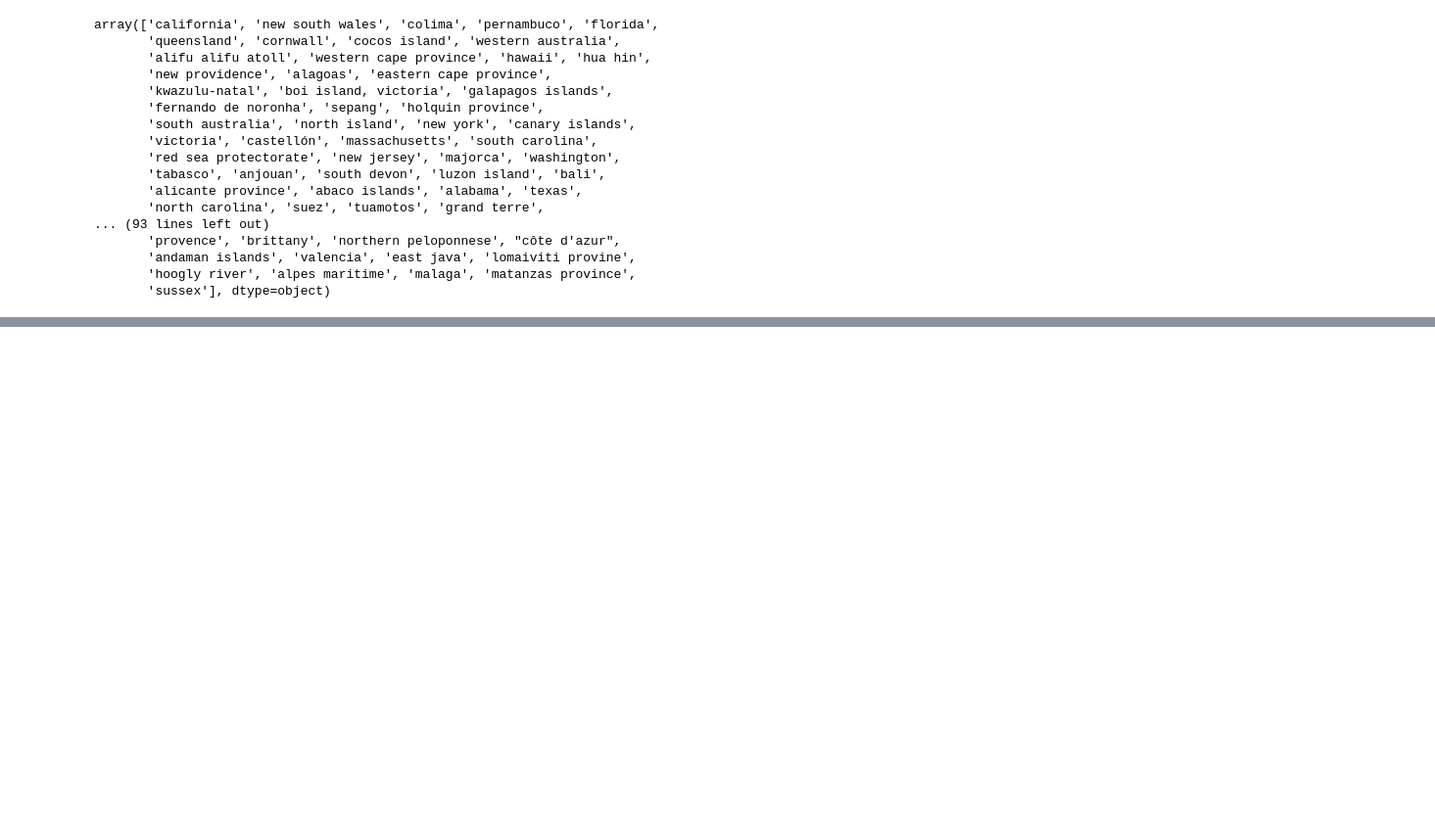
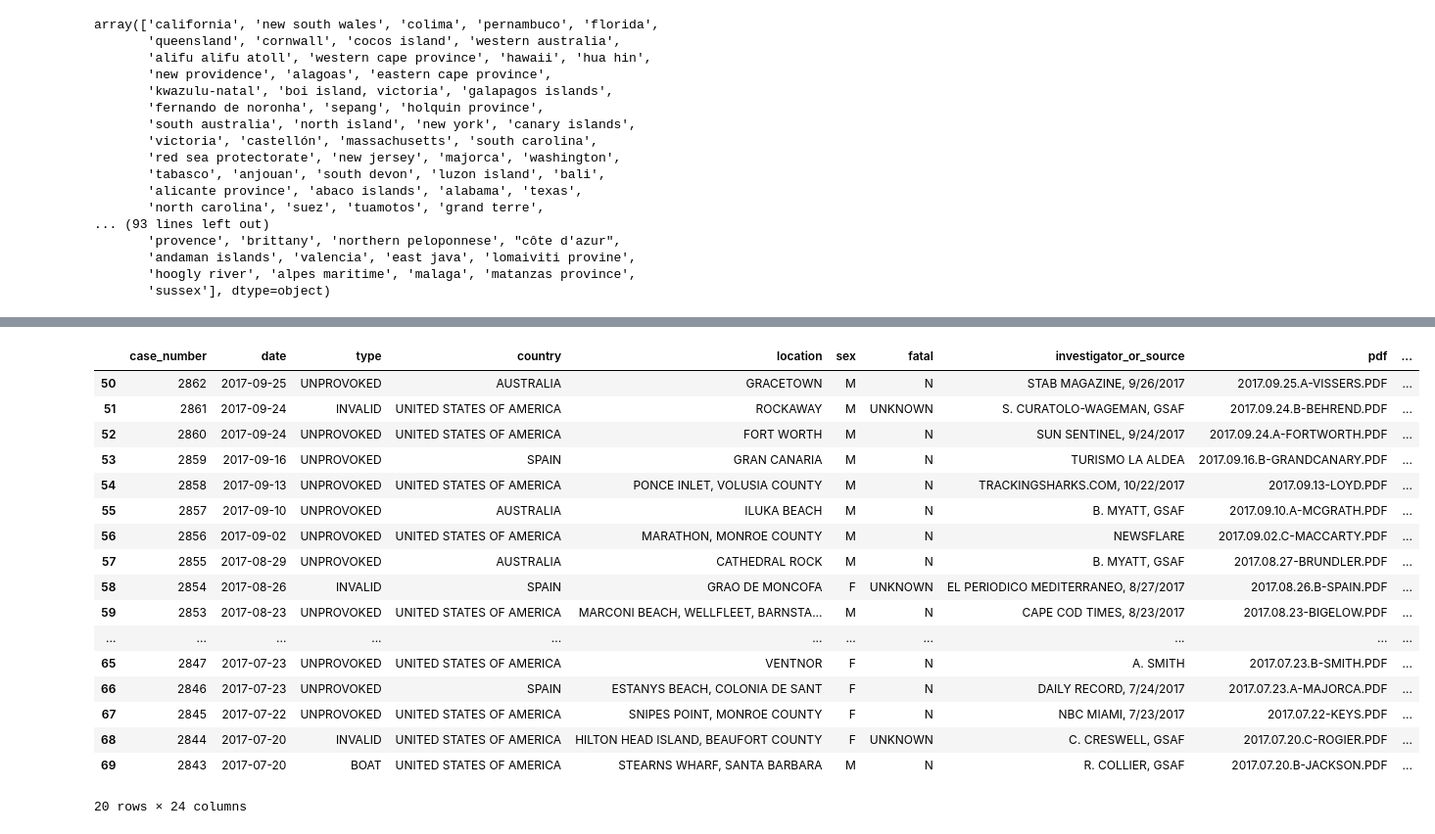
Before and after one commit to Davidmcii/DMC-w2-pandas-project, a Jupyter notebook: code/w2-code.ipynb, the cells around one changed output, grey strips where cells are left out. Shown: that part at 98% size. Saved outputs shown, nothing was run; the diff lists cells and outputs as text; code cells hidden in the pictures; blank space fills up the shorter version.

```diff
--- a/code/w2-code.ipynb
+++ b/code/w2-code.ipynb
@@ -442,0 +928,21 @@ Eliminar más adelante la columna AREA!!!!
+# %%
+data.iloc[50:70]
+# %% [output]
+|  | case_number | date | type | country | location | sex | fatal | investigator_or_source | pdf | ... |
+| 50 | 2862 | 2017-09-25 | UNPROVOKED | AUSTRALIA | GRACETOWN | M | N | STAB MAGAZINE, 9/26/2017 | 2017.09.25.A-VISSERS.PDF | ... |
+| 51 | 2861 | 2017-09-24 | INVALID | UNITED STATES OF AMERICA | ROCKAWAY | M | UNKNOWN | S. CURATOLO-WAGEMAN, GSAF | 2017.09.24.B-BEHREND.PDF | ... |
+| 52 | 2860 | 2017-09-24 | UNPROVOKED | UNITED STATES OF AMERICA | FORT WORTH | M | N | SUN SENTINEL, 9/24/2017 | 2017.09.24.A-FORTWORTH.PDF | ... |
+| 53 | 2859 | 2017-09-16 | UNPROVOKED | SPAIN | GRAN CANARIA | M | N | TURISMO LA ALDEA | 2017.09.16.B-GRANDCANARY.PDF | ... |
+| 54 | 2858 | 2017-09-13 | UNPROVOKED | UNITED STATES OF AMERICA | PONCE INLET, VOLUSIA COUNTY | M | N | TRACKINGSHARKS.COM, 10/22/2017 | 2017.09.13-LOYD.PDF | ... |
+| 55 | 2857 | 2017-09-10 | UNPROVOKED | AUSTRALIA | ILUKA BEACH | M | N | B. MYATT, GSAF | 2017.09.10.A-MCGRATH.PDF | ... |
+| 56 | 2856 | 2017-09-02 | UNPROVOKED | UNITED STATES OF AMERICA | MARATHON, MONROE COUNTY | M | N | NEWSFLARE | 2017.09.02.C-MACCARTY.PDF | ... |
+| 57 | 2855 | 2017-08-29 | UNPROVOKED | AUSTRALIA | CATHEDRAL ROCK | M | N | B. MYATT, GSAF | 2017.08.27-BRUNDLER.PDF | ... |
+| 58 | 2854 | 2017-08-26 | INVALID | SPAIN | GRAO DE MONCOFA | F | UNKNOWN | EL PERIODICO MEDITERRANEO, 8/27/2017 | 2017.08.26.B-SPAIN.PDF | ... |
+| 59 | 2853 | 2017-08-23 | UNPROVOKED | UNITED STATES OF AMERICA | MARCONI BEACH, WELLFLEET, BARNSTA... | M | N | CAPE COD TIMES, 8/23/2017 | 2017.08.23-BIGELOW.PDF | ... |
+| ... | ... | ... | ... | ... | ... | ... | ... | ... | ... | ... |
+| 65 | 2847 | 2017-07-23 | UNPROVOKED | UNITED STATES OF AMERICA | VENTNOR | F | N | A. SMITH | 2017.07.23.B-SMITH.PDF | ... |
+| 66 | 2846 | 2017-07-23 | UNPROVOKED | SPAIN | ESTANYS BEACH, COLONIA DE SANT | F | N | DAILY RECORD, 7/24/2017 | 2017.07.23.A-MAJORCA.PDF | ... |
+| 67 | 2845 | 2017-07-22 | UNPROVOKED | UNITED STATES OF AMERICA | SNIPES POINT, MONROE COUNTY | F | N | NBC MIAMI, 7/23/2017 | 2017.07.22-KEYS.PDF | ... |
+| 68 | 2844 | 2017-07-20 | INVALID | UNITED STATES OF AMERICA | HILTON HEAD ISLAND, BEAUFORT COUNTY | F | UNKNOWN | C. CRESWELL, GSAF | 2017.07.20.C-ROGIER.PDF | ... |
+| 69 | 2843 | 2017-07-20 | BOAT | UNITED STATES OF AMERICA | STEARNS WHARF, SANTA BARBARA | M | N | R. COLLIER, GSAF | 2017.07.20.B-JACKSON.PDF | ... |
+20 rows × 24 columns
```
Also changed, not shown: parts of 71 cells of this notebook, 8 other files.
